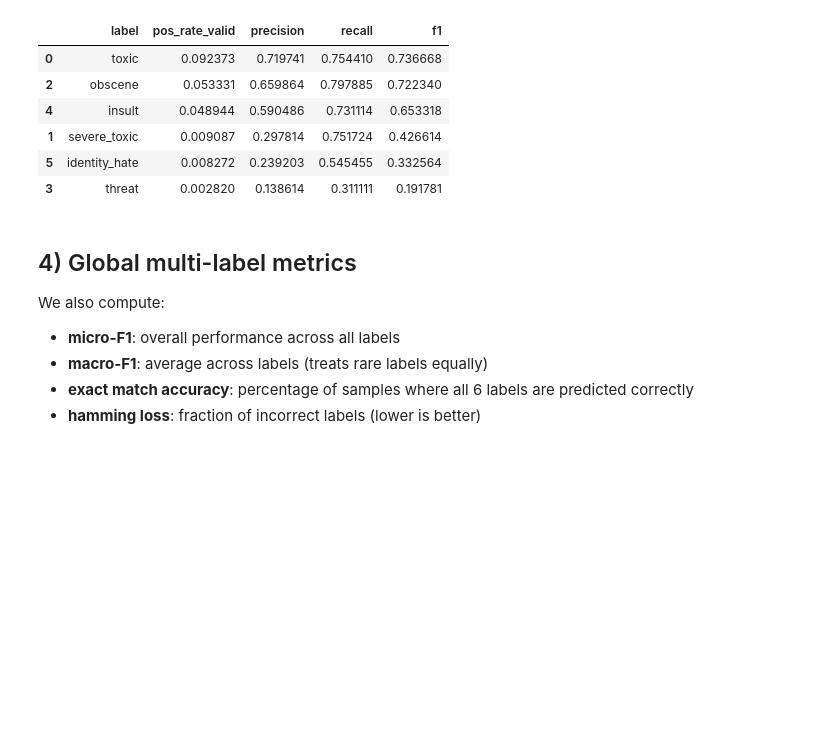
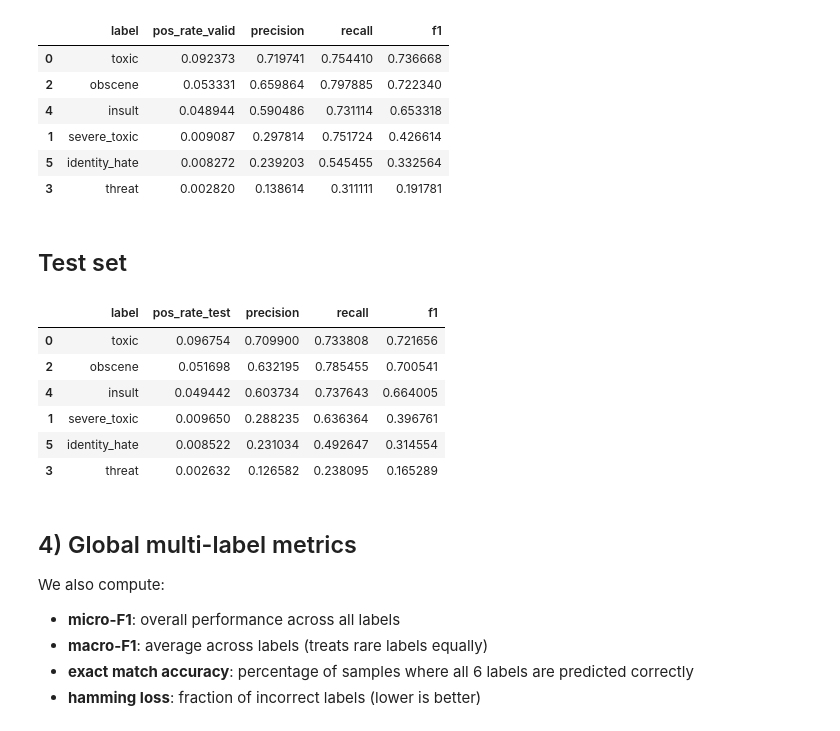
Before and after one commit to ZakaryaAD/Toxic-Comment-Classification-using-Classical-NLP-Methods-and-a-Lightweight-Transformer, a Jupyter notebook: notebooks/naive_bayes_classification.ipynb, the cells around one changed output. Saved outputs shown, nothing was run; the diff lists cells and outputs as text; code cells hidden in the pictures; blank space fills up the shorter version.

```diff
--- a/notebooks/naive_bayes_classification.ipynb
+++ b/notebooks/naive_bayes_classification.ipynb
@@ -117,6 +127,41 @@ results_df
 | 1 | severe_toxic | 0.009087 | 0.297814 | 0.751724 | 0.426614 |
 | 5 | identity_hate | 0.008272 | 0.239203 | 0.545455 | 0.332564 |
 | 3 | threat | 0.002820 | 0.138614 | 0.311111 | 0.191781 |
+# %% [markdown]
+## Test set
+# %%
+
+# Transform test set
+X_test_counts = vectorizer.transform(df_test[TEXT_COL])
+
+# Per-label evaluation for test set
+rows_test = []
+for label in LABELS:
+    y_true = df_test[label].values
+    y_pred = models[label].predict(X_test_counts)
+
+    p, r, f1, _ = precision_recall_fscore_support(
+        y_true, y_pred, average="binary", zero_division=0
+    )
+
+    rows_test.append({
+        "label": label,
+        "pos_rate_test": float(y_true.mean()),
+        "precision": float(p),
+        "recall": float(r),
+        "f1": float(f1),
+    })
+
+results_test_df = pd.DataFrame(rows_test).sort_values("f1", ascending=False)
+display(results_test_df)
+# %% [output]
+|  | label | pos_rate_test | precision | recall | f1 |
+| 0 | toxic | 0.096754 | 0.709900 | 0.733808 | 0.721656 |
+| 2 | obscene | 0.051698 | 0.632195 | 0.785455 | 0.700541 |
+| 4 | insult | 0.049442 | 0.603734 | 0.737643 | 0.664005 |
+| 1 | severe_toxic | 0.009650 | 0.288235 | 0.636364 | 0.396761 |
+| 5 | identity_hate | 0.008522 | 0.231034 | 0.492647 | 0.314554 |
+| 3 | threat | 0.002632 | 0.126582 | 0.238095 | 0.165289 |
 # %% [markdown]
 ## 4) Global multi-label metrics
 
```
Also changed, not shown: parts of 9 cells of this notebook.
